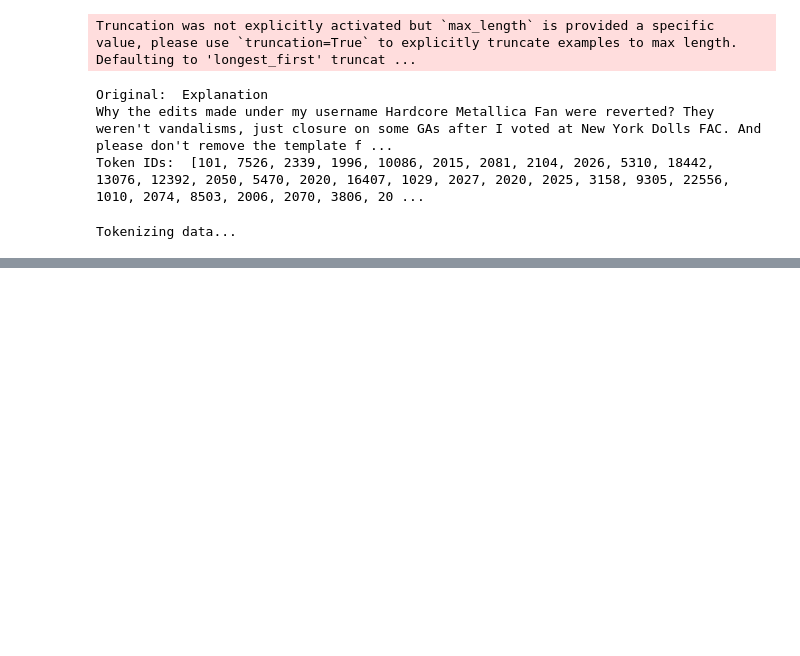
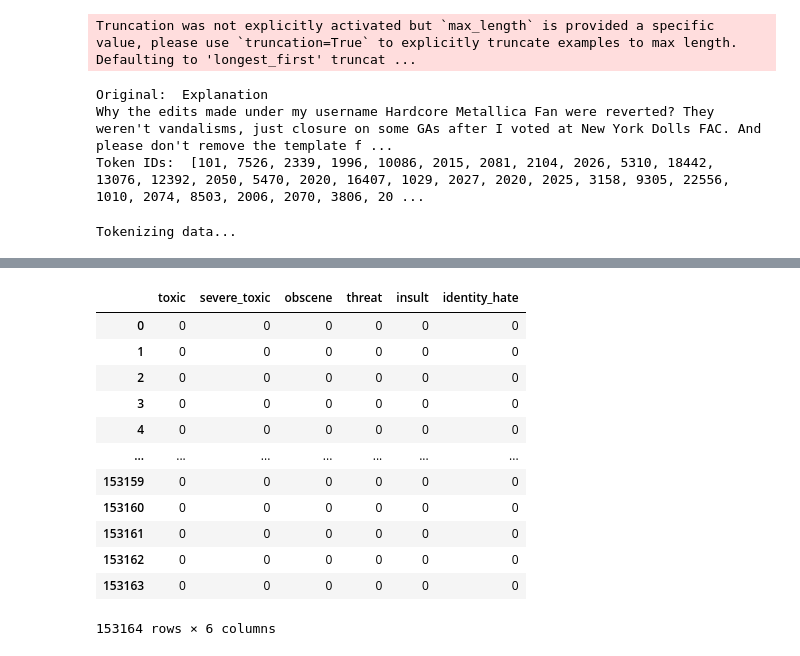
Before and after one commit to samnkrki/toxic-comment-classification, a Jupyter notebook: tc_bert.ipynb, the cells around one changed output, grey strips where cells are left out. Saved outputs shown, nothing was run; the diff lists cells and outputs as text; code cells hidden in the pictures; blank space fills up the shorter version.

```diff
--- a/tc_bert.ipynb
+++ b/tc_bert.ipynb
@@ -60,5 +62,6 @@ Mounted at /content/drive
 # %%
 INPUT_PATH='drive/MyDrive/Colab Notebooks/NLP/'
+INPUT_PATH='/home/samin/Documents/datasets/'
 train = pd.read_csv(INPUT_PATH+"toxic_comment/train.csv", index_col="id")
 test = pd.read_csv(INPUT_PATH+"toxic_comment/test.csv", index_col="id")
 # %%
@@ -548,10 +556,10 @@ test["comment_text"] = test["comment_text"].apply(text_preprocessing)
 
 ## Run preprocessing_for_bert on the test set
 print('Tokenizing data...')
-test_inputs, test_masks = preprocessing_for_bert(test.text)
+test_inputs, test_masks = preprocessing_for_bert(test.comment_text)
 
 # Create the DataLoader for our test set
 test_dataset = TensorDataset(test_inputs, test_masks)
 #test_sampler = SequentialSampler(test_dataset)
 #test_dataloader = DataLoader(test_dataset, sampler=test_sampler, batch_size=32)
-test_dataloader = DataLoader(test_dataset, shuffle=False, batch_size=16)
+test_dataloader = DataLoader(test_dataset, shuffle=False, batch_size=batch_size)
@@ -562,3 +572,10 @@ probs = bert_predict(bert_classifier, test_dataloader)
 # Get predictions from the probabilities
 #threshold = 0.5. ## Change depending on the accuracy you need
 #preds = np.where(probs[:, 1] > threshold, 1, 0)
+# %%
+
+threshold = 0.5 ## Change depending on the accuracy you need
+preds = np.where(probs > threshold, 1, 0)
+
+#preds
+preds
@@ -565,5 +590,17 @@ probs = bert_predict(bert_classifier, test_dataloader)
 # %%
-submission = pd.DataFrame(probs,columns=LABEL_COLUMNS)
-test[LABEL_COLUMNS]=submission
-final_sub = test[LABEL_COLUMNS]
-final_sub.head()
+submission = pd.DataFrame(preds,columns=LABEL_COLUMNS)
+submission
+# %% [output]
+|  | toxic | severe_toxic | obscene | threat | insult | identity_hate |
+| 0 | 0 | 0 | 0 | 0 | 0 | 0 |
+| 1 | 0 | 0 | 0 | 0 | 0 | 0 |
+| 2 | 0 | 0 | 0 | 0 | 0 | 0 |
+| 3 | 0 | 0 | 0 | 0 | 0 | 0 |
+| 4 | 0 | 0 | 0 | 0 | 0 | 0 |
+| ... | ... | ... | ... | ... | ... | ... |
+| 153159 | 0 | 0 | 0 | 0 | 0 | 0 |
+| 153160 | 0 | 0 | 0 | 0 | 0 | 0 |
+| 153161 | 0 | 0 | 0 | 0 | 0 | 0 |
+| 153162 | 0 | 0 | 0 | 0 | 0 | 0 |
+| 153163 | 0 | 0 | 0 | 0 | 0 | 0 |
+153164 rows × 6 columns
```
Also changed, not shown: parts of 12 cells of this notebook.
